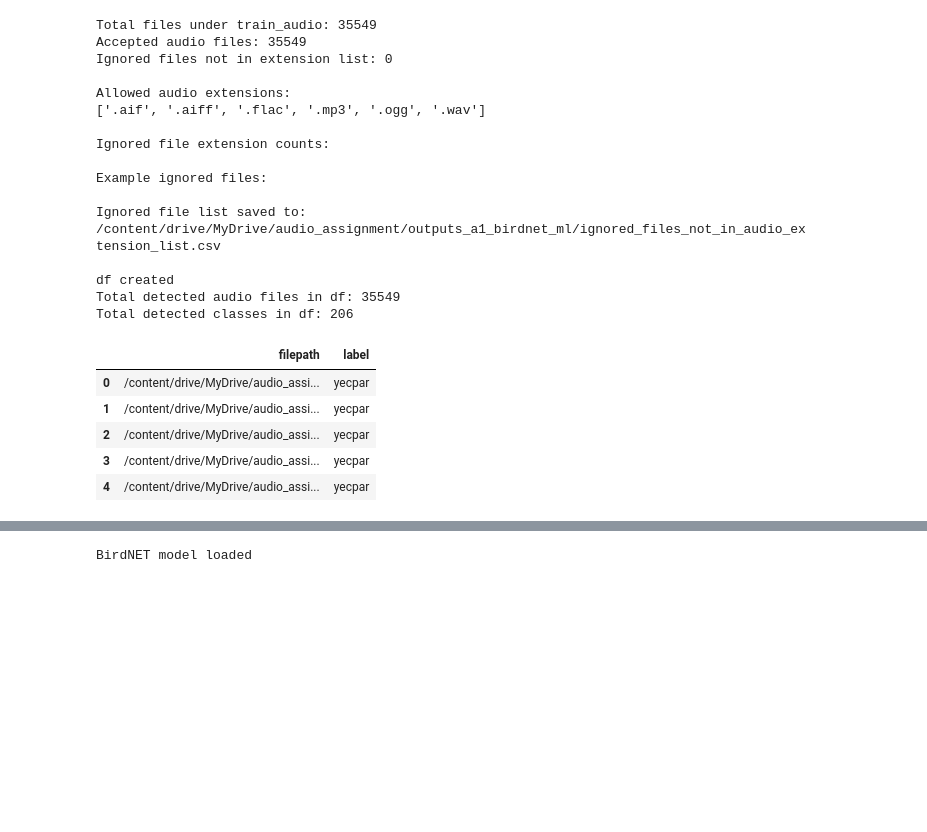
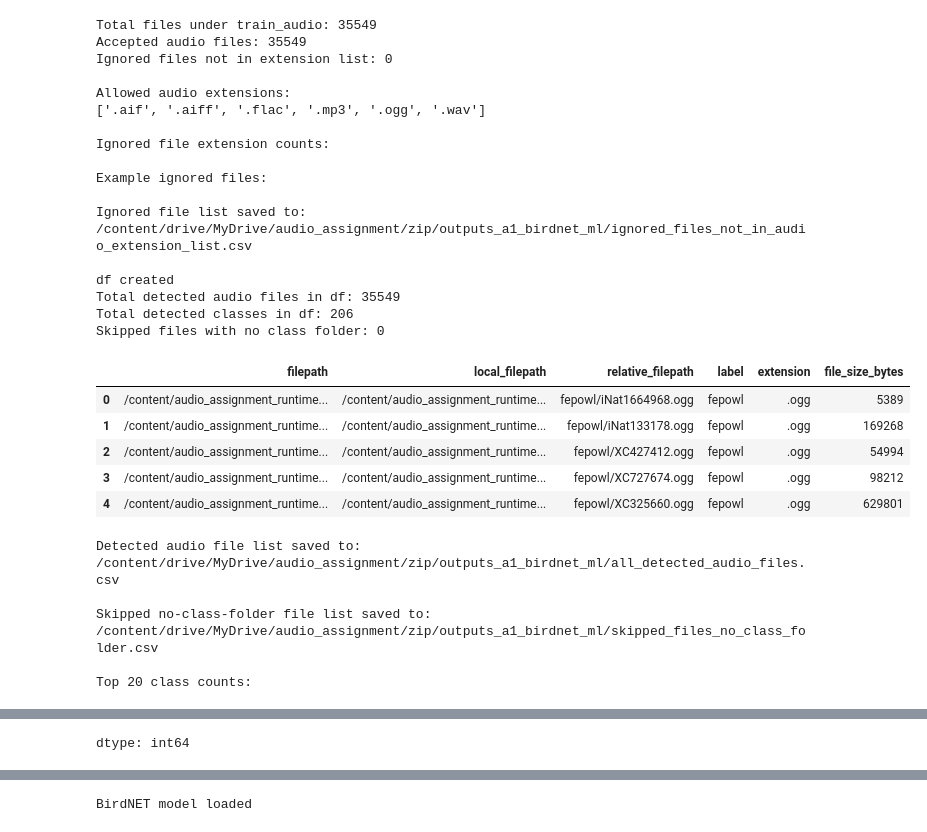
Before and after one commit to subudear/deep-learning, a Jupyter notebook: assignment2/audio_assignment_extract_birdnet_embeddings_speedup.ipynb, the cells around one changed output, grey strips where cells are left out. Drawn from its saved outputs; the diff is of its cells as text; code cells hidden in the pictures; blank space fills up the shorter version.

```diff
--- a/assignment2/audio_assignment_extract_birdnet_embeddings_speedup.ipynb
+++ b/assignment2/audio_assignment_extract_birdnet_embeddings_speedup.ipynb
@@ -8,15 +8,2 @@ Mounted at /content/drive
 # %%
 !pip install -q "birdnet[and-cuda]" scikit-learn pandas numpy tqdm joblib soundfile
-# %%
-from pathlib import Path
-
-PROJECT_DIR = Path("/content/drive/MyDrive/audio_assignment")
-
-AUDIO_DIR = PROJECT_DIR / "train_audio"
-
-OUTPUT_DIR = PROJECT_DIR / "outputs_a1_birdnet_ml"
-OUTPUT_DIR.mkdir(parents=True, exist_ok=True)
-
-print("Audio folder:", AUDIO_DIR)
-print("Output folder:", OUTPUT_DIR)
-print("Audio folder exists:", AUDIO_DIR.exists())
@@ -29,7 +64,10 @@ from pathlib import Path
 from collections import Counter
 import pandas as pd
 
+# Keep this exactly the same as before if you want the same file count.
+# Only add ".opus" if the ignored extension check shows real audio files with .opus.
 AUDIO_EXTENSIONS = [".wav", ".mp3", ".flac", ".ogg", ".aiff", ".aif"]
+# AUDIO_EXTENSIONS = [".wav", ".mp3", ".flac", ".ogg", ".aiff", ".aif", ".opus"]
 
 allowed_exts = set([ext.lower() for ext in AUDIO_EXTENSIONS])
 
@@ -82,6 +120,7 @@ print(ignored_csv_path)
 # ----------------------------------------------------
 
 rows = []
+skipped_no_class_folder = []
 
 for audio_path in accepted_files:
     relative_path = audio_path.relative_to(AUDIO_DIR)
@@ -91,45 +130,85 @@ for audio_path in accepted_files:
     if len(relative_path.parts) < 2:
         print("WARNING: File has no class folder, skipping:")
         print(audio_path)
+
+        skipped_no_class_folder.append({
+            "filepath": str(audio_path),
+            "relative_filepath": relative_path.as_posix(),
+            "extension": audio_path.suffix.lower() if audio_path.suffix else "[no extension]"
+        })
         continue
 
     label = relative_path.parts[0]
 
     rows.append({
+        # Keep filepath for compatibility with your previous notebook.
+        # In Colab this will be the local /content path after unzip.
         "filepath": str(audio_path),
-        "label": str(label)
+
+        # Explicit local path used by BirdNET.
+        "local_filepath": str(audio_path),
+
+        # Portable path: class/file. This is useful when moving between Drive/local/Colab.
+        "relative_filepath": relative_path.as_posix(),
+
+        "label": str(label),
+        "extension": audio_path.suffix.lower() if audio_path.suffix else "[no extension]",
+        "file_size_bytes": audio_path.stat().st_size
     })
 
 df = pd.DataFrame(rows)
 
+skipped_df = pd.DataFrame(skipped_no_class_folder)
+skipped_csv_path = OUTPUT_DIR / "skipped_files_no_class_folder.csv"
+skipped_df.to_csv(skipped_csv_path, index=False)
+
 print("\ndf created")
 print("Total detected audio files in df:", len(df))
 print("Total detected classes in df:", df["label"].nunique())
+print("Skipped files with no class folder:", len(skipped_df))
 
 display(df.head())
 
-df.to_csv(OUTPUT_DIR / "all_detected_audio_files.csv", index=False)
+df_csv_path = OUTPUT_DIR / "all_detected_audio_files.csv"
+df.to_csv(df_csv_path, index=False)
+
+print("\nDetected audio file list saved to:")
+print(df_csv_path)
+
+print("\nSkipped no-class-folder file list saved to:")
+print(skipped_csv_path)
+
+print("\nTop 20 class counts:")
+display(df["label"].value_counts().head(20))
 # %% [output]
 Total files under train_audio: 35549
 Accepted audio files: 35549
 Ignored files not in extension list: 0
 
 Allowed audio extensions:
 ['.aif', '.aiff', '.flac', '.mp3', '.ogg', '.wav']
 
 Ignored file extension counts:
 
 Example ignored files:
 
 Ignored file list saved to:
-/content/drive/MyDrive/audio_assignment/outputs_a1_birdnet_ml/ignored_files_not_in_audio_extension_list.csv
+/content/drive/MyDrive/audio_assignment/zip/outputs_a1_birdnet_ml/ignored_files_not_in_audio_extension_list.csv
 
 df created
 Total detected audio files in df: 35549
 Total detected classes in df: 206
+Skipped files with no class folder: 0
-|  | filepath | label |
-| 0 | /content/drive/MyDrive/audio_assi... | yecpar |
-| 1 | /content/drive/MyDrive/audio_assi... | yecpar |
-| 2 | /content/drive/MyDrive/audio_assi... | yecpar |
-| 3 | /content/drive/MyDrive/audio_assi... | yecpar |
-| 4 | /content/drive/MyDrive/audio_assi... | yecpar |
+|  | filepath | local_filepath | relative_filepath | label | extension | file_size_bytes |
+| 0 | /content/audio_assignment_runtime... | /content/audio_assignment_runtime... | fepowl/iNat1664968.ogg | fepowl | .ogg | 5389 |
+| 1 | /content/audio_assignment_runtime... | /content/audio_assignment_runtime... | fepowl/iNat133178.ogg | fepowl | .ogg | 169268 |
+| 2 | /content/audio_assignment_runtime... | /content/audio_assignment_runtime... | fepowl/XC427412.ogg | fepowl | .ogg | 54994 |
+| 3 | /content/audio_assignment_runtime... | /content/audio_assignment_runtime... | fepowl/XC727674.ogg | fepowl | .ogg | 98212 |
+| 4 | /content/audio_assignment_runtime... | /content/audio_assignment_runtime... | fepowl/XC325660.ogg | fepowl | .ogg | 629801 |
+Detected audio file list saved to:
+/content/drive/MyDrive/audio_assignment/zip/outputs_a1_birdnet_ml/all_detected_audio_files.csv
+
+Skipped no-class-folder file list saved to:
+/content/drive/MyDrive/audio_assignment/zip/outputs_a1_birdnet_ml/skipped_files_no_class_folder.csv
+
+Top 20 class counts:
@@ -135,0 +233 @@ Total detected classes in df: 206
+dtype: int64
```
Also changed, not shown: parts of 11 cells of this notebook.
